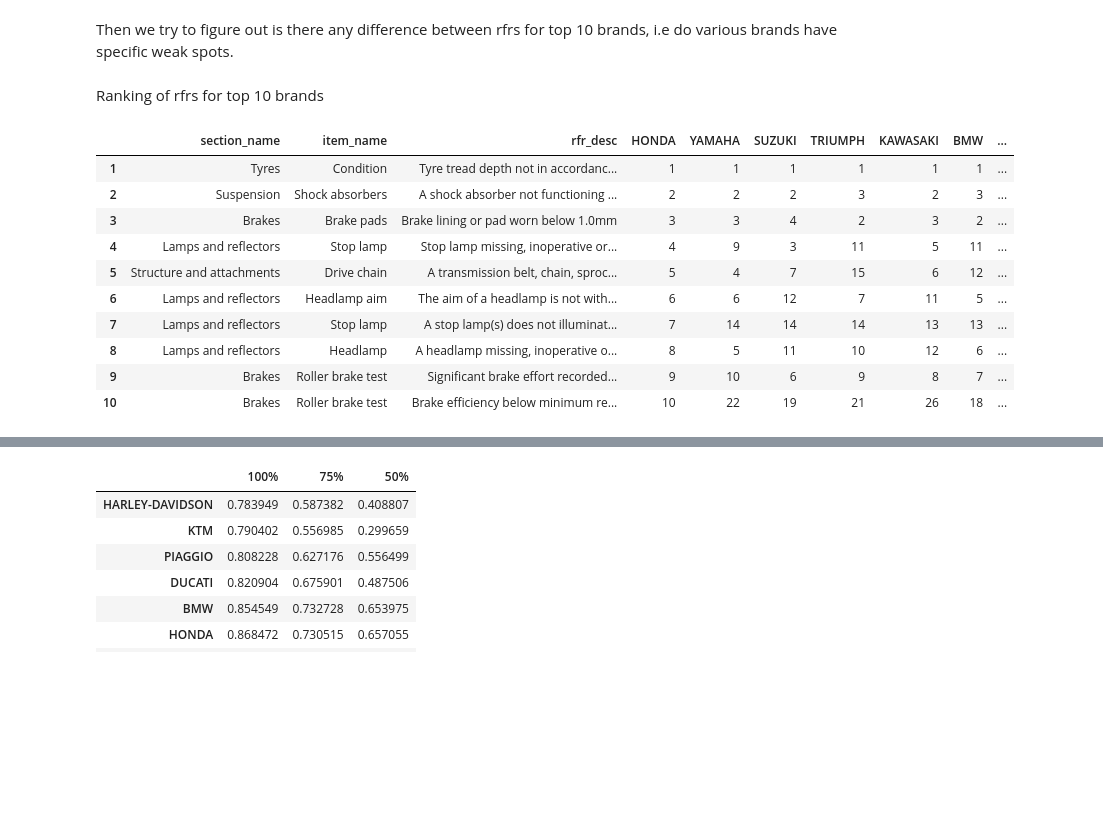
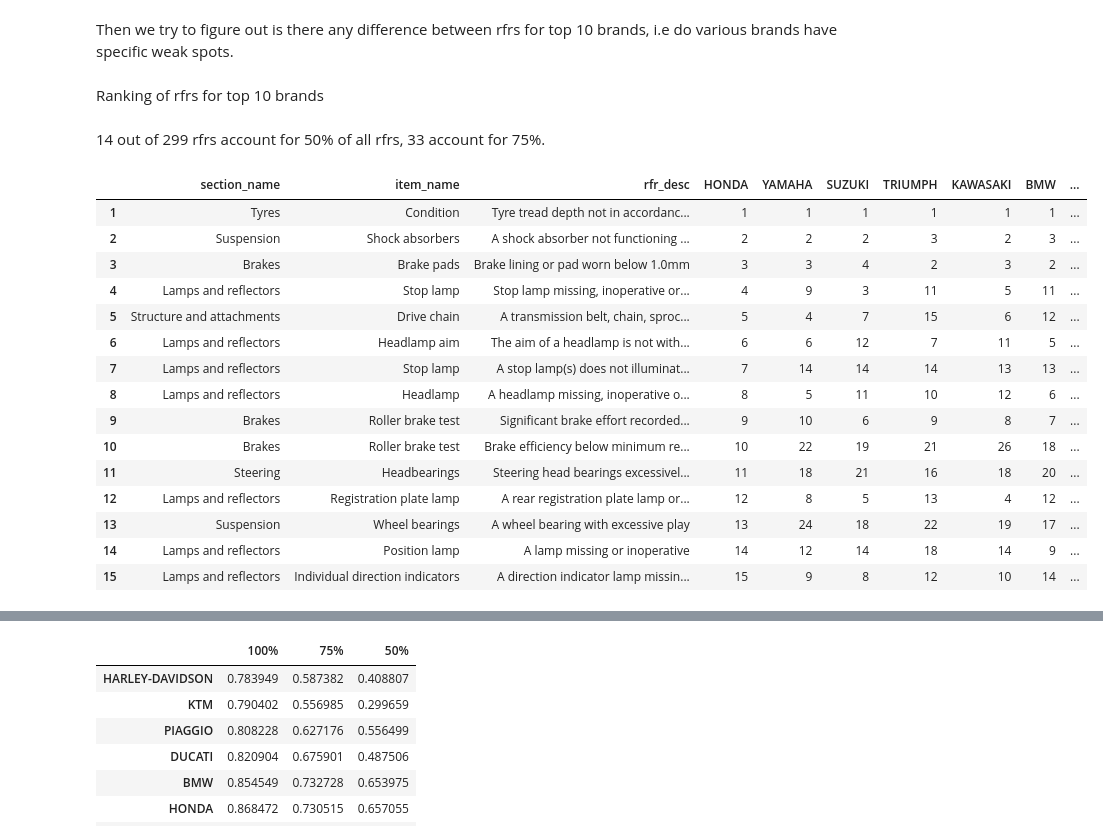
Before and after one commit to sttseitlin/MOT-test-for-motorcycles, a Jupyter notebook: moto.ipynb, the cells around one changed output, grey strips where cells are left out. Cells and saved outputs as stored; diff of their text form; code cells hidden in the pictures; blank space fills up the shorter version.

```diff
--- a/moto.ipynb
+++ b/moto.ipynb
@@ -579,7 +567,7 @@ Top 10 test mileage:
 For the upper bound, the value "999999" in `['test_mileage']` seems suspicious and may be a placeholder for missing values. Therefore, it is replaced with "np.nan". Similarly, values higher than 60000 for `['miles_per_year']` are replaced with "np.nan", since it is unrealistic to cover, for instance, 243 miles per day (88938 / 365) for many years on a motorcycle.
 # %%
 tr.loc[(tr['test_mileage'] == 999999) | (tr['miles_per_year'] >= 60000), 'test_mileage'] = np.nan
-tr = tr.drop(columns=['miles_per_year'])
+# tr = tr.drop(columns=['miles_per_year'])
 # %% [markdown]
 Simplified version of `['test_result']` column is added for further analysis.
 # %%
@@ -3634,31 +3828,43 @@ top_make_rfr_comp_pivot = (
             'item_name',
             'rfr_desc'
         ],
         columns='make',
         values='size'
     )
     [top10_makers]
     .sort_values(by='HONDA', ascending=False)
     .fillna(0)
     .reset_index()
 )
 top_make_rfr_comp_pivot.columns.name = None
 top_make_rfr_comp_pivot = top_make_rfr_comp_pivot.reset_index(drop=True)
 top_make_rfr_comp_pivot.index = top_make_rfr_comp_pivot.index + 1
 top_make_rfr_comp_pivot_ranked = rank_cols(top_make_rfr_comp_pivot)
 with pd.option_context('display.max_colwidth', None):
     display(Markdown("Ranking of rfrs for top 10 brands"))
-    display(top_make_rfr_comp_pivot_ranked.head(10))
+    display(
+        Markdown(
+            f"{calc_rfrs_num_by_share(top_make_rfr_comp_pivot, 0.5)} out of {top_make_rfr_comp_pivot.shape[0]}"
+            f" rfrs account for 50% of all rfrs, {calc_rfrs_num_by_share(top_make_rfr_comp_pivot, 0.75)} account for 75%."
+        )
+    )
+    display(top_make_rfr_comp_pivot_ranked.head(15))
 # %% [output]
 Ranking of rfrs for top 10 brands
+14 out of 299 rfrs account for 50% of all rfrs, 33 account for 75%.
 |  | section_name | item_name | rfr_desc | HONDA | YAMAHA | SUZUKI | TRIUMPH | KAWASAKI | BMW | ... |
 | 1 | Tyres | Condition | Tyre tread depth not in accordanc... | 1 | 1 | 1 | 1 | 1 | 1 | ... |
 | 2 | Suspension | Shock absorbers | A shock absorber not functioning ... | 2 | 2 | 2 | 3 | 2 | 3 | ... |
 | 3 | Brakes | Brake pads | Brake lining or pad worn below 1.0mm | 3 | 3 | 4 | 2 | 3 | 2 | ... |
 | 4 | Lamps and reflectors | Stop lamp | Stop lamp missing, inoperative or... | 4 | 9 | 3 | 11 | 5 | 11 | ... |
 | 5 | Structure and attachments | Drive chain | A transmission belt, chain, sproc... | 5 | 4 | 7 | 15 | 6 | 12 | ... |
 | 6 | Lamps and reflectors | Headlamp aim | The aim of a headlamp is not with... | 6 | 6 | 12 | 7 | 11 | 5 | ... |
 | 7 | Lamps and reflectors | Stop lamp | A stop lamp(s) does not illuminat... | 7 | 14 | 14 | 14 | 13 | 13 | ... |
 | 8 | Lamps and reflectors | Headlamp | A headlamp missing, inoperative o... | 8 | 5 | 11 | 10 | 12 | 6 | ... |
 | 9 | Brakes | Roller brake test | Significant brake effort recorded... | 9 | 10 | 6 | 9 | 8 | 7 | ... |
 | 10 | Brakes | Roller brake test | Brake efficiency below minimum re... | 10 | 22 | 19 | 21 | 26 | 18 | ... |
+| 11 | Steering | Headbearings | Steering head bearings excessivel... | 11 | 18 | 21 | 16 | 18 | 20 | ... |
+| 12 | Lamps and reflectors | Registration plate lamp | A rear registration plate lamp or... | 12 | 8 | 5 | 13 | 4 | 12 | ... |
+| 13 | Suspension | Wheel bearings | A wheel bearing with excessive play | 13 | 24 | 18 | 22 | 19 | 17 | ... |
+| 14 | Lamps and reflectors | Position lamp | A lamp missing or inoperative | 14 | 12 | 14 | 18 | 14 | 9 | ... |
+| 15 | Lamps and reflectors | Individual direction indicators | A direction indicator lamp missin... | 15 | 9 | 8 | 12 | 10 | 14 | ... |
```
Also changed, not shown: parts of 102 cells of this notebook.
